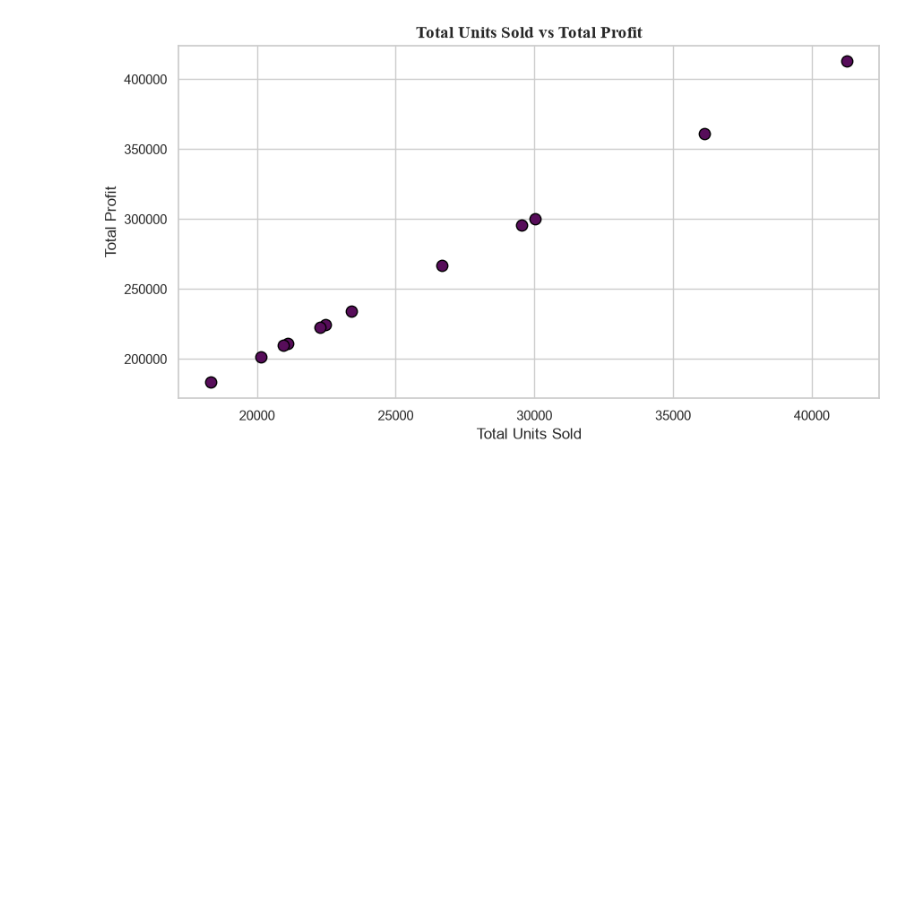
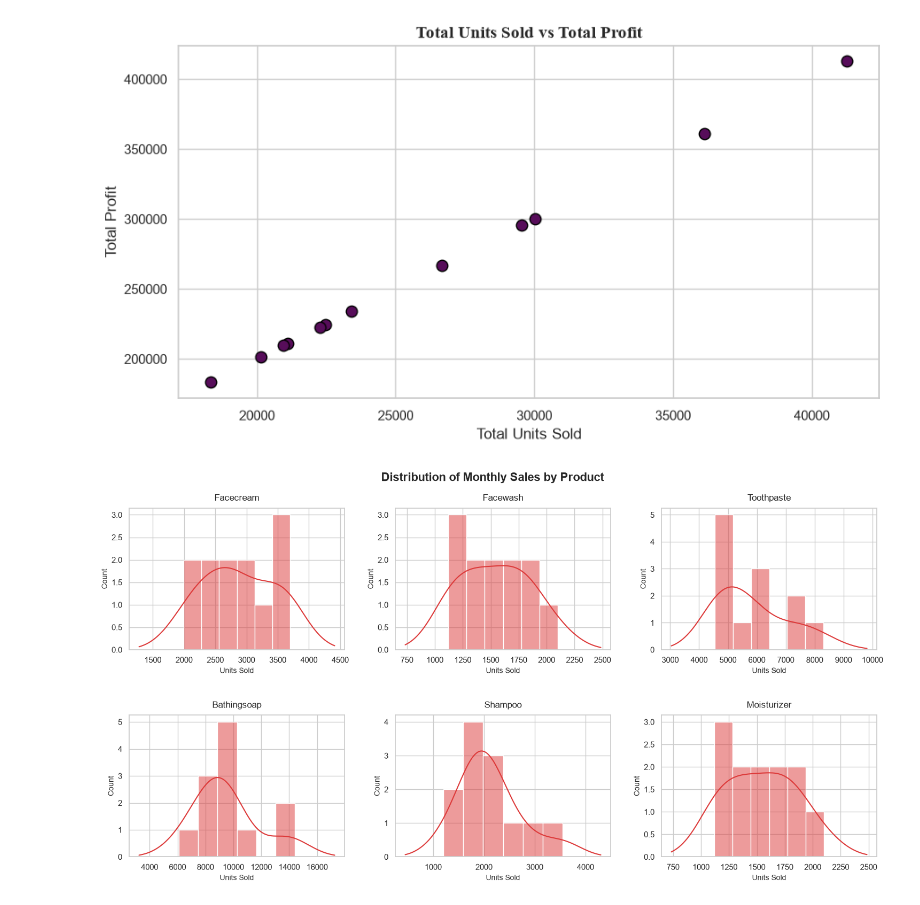
Before and after one commit to tuse-ngumimi/GenAI-and-DS, a Jupyter notebook: Module_3/company_sales.ipynb, the cells around one changed output. Saved outputs shown, nothing was run; the diff lists cells and outputs as text; code cells hidden in the pictures; blank space fills up the shorter version.

Commit message:
feat: add code to visualise histogram and box plot for the company sales data.

```diff
--- a/Module_3/company_sales.ipynb
+++ b/Module_3/company_sales.ipynb
@@ -31,3 +31,24 @@ plt.savefig('scatter_plot.png', dpi=150)
 plt.show()
 # %% [output]
 [figure]
+# %%
+
+import matplotlib.pyplot as plt
+import seaborn as sns
+
+products_list = ['facecream', 'facewash', 'toothpaste', 'bathingsoap', 'shampoo', 'moisturizer']
+fig, axes = plt.subplots(2, 3, figsize=(15, 8))
+
+for ax, product in zip(axes.flatten(), products_list):
+    sns.histplot(df[product], kde=True, ax=ax, color="#DD3939", bins=6, kde_kws={'cut': 2})
+    ax.set_title(product.capitalize(), fontsize=12, pad=10)
+    ax.set_xlabel('Units Sold', fontsize=10)
+    ax.set_ylabel('Count', fontsize=10)
+
+plt.suptitle('Distribution of Monthly Sales by Product', fontsize=16, fontweight='bold', y=0.98)
+
+plt.tight_layout(h_pad=3, w_pad=2)
+plt.savefig('histograms.png', dpi=150)
+plt.show()
+# %% [output]
+[figure, added]
```
Also changed, not shown: parts of 1 cell of this notebook.
